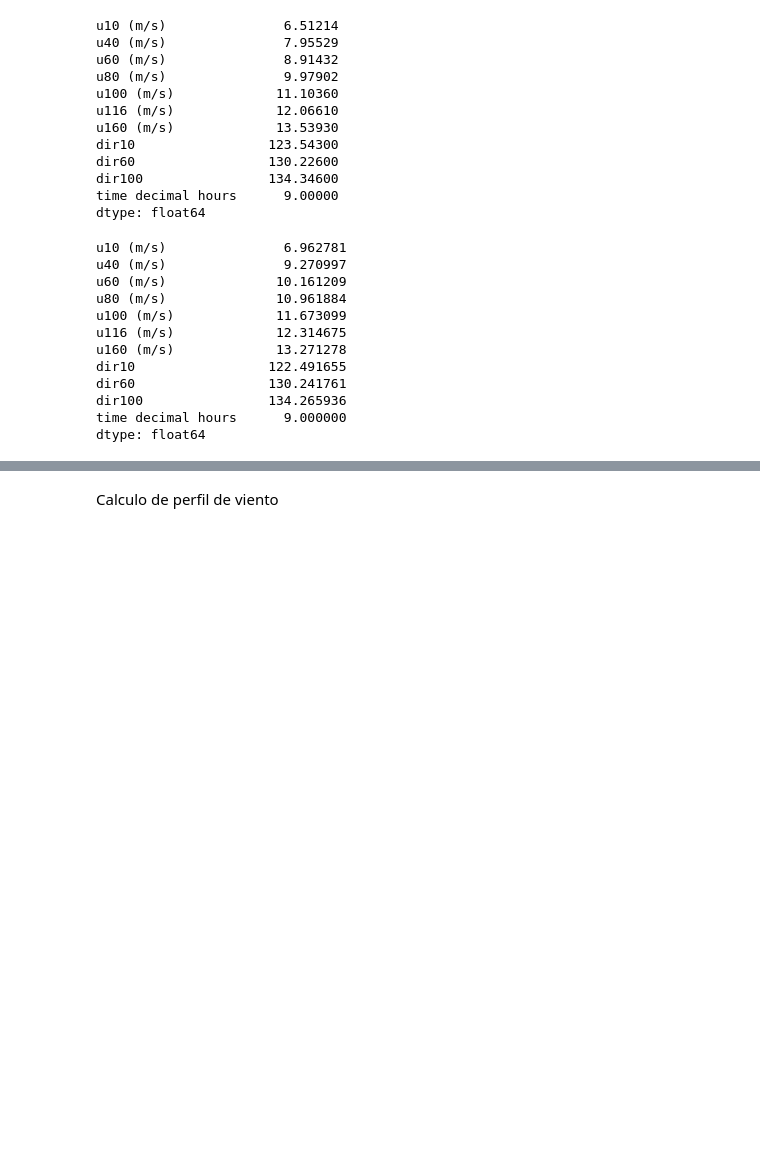
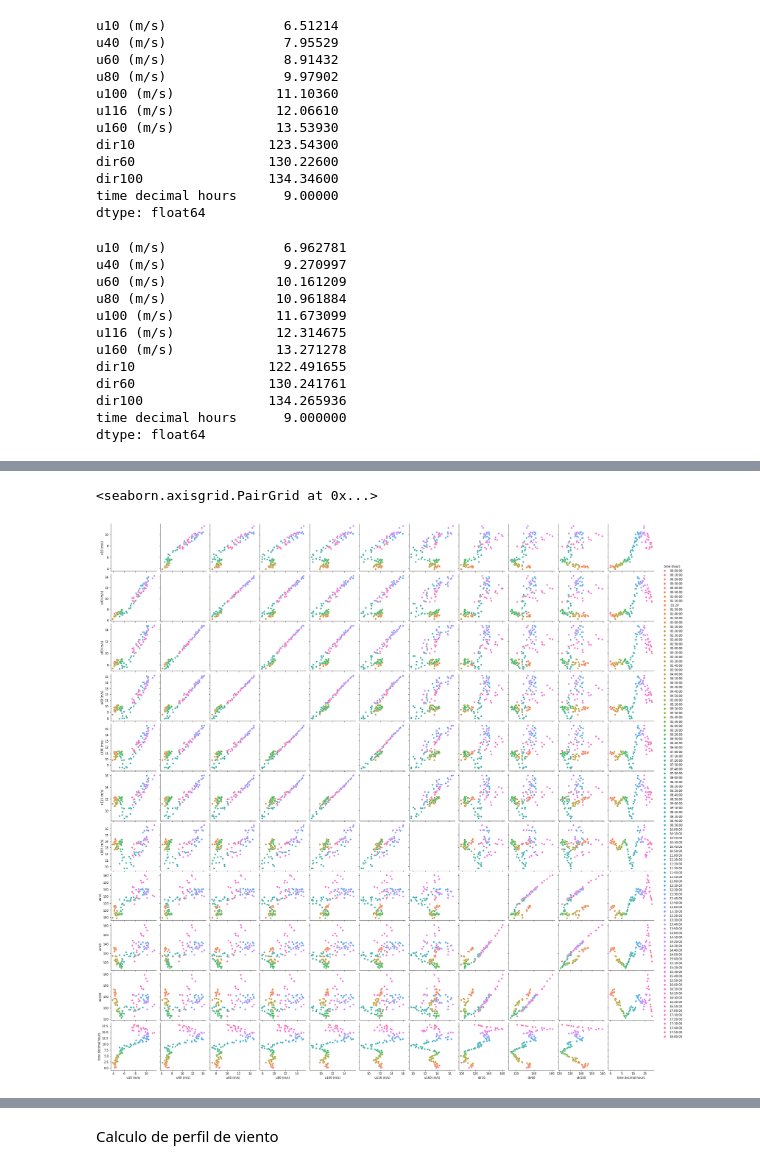
Before and after one commit to mteoraso/ML_Practice, a Jupyter notebook: Untitled50.ipynb, the cells around one changed output, grey strips where cells are left out. Saved outputs shown, nothing was run; the diff lists cells and outputs as text; code cells hidden in the pictures; blank space fills up the shorter version.

```diff
--- a/Untitled50.ipynb
+++ b/Untitled50.ipynb
@@ -88,0 +92,5 @@ dtype: float64
+# %%
+sns.pairplot(df, hue="time (hour)")
+# %% [output]
+<seaborn.axisgrid.PairGrid at 0x...>
+[figure, added]
```
Also changed, not shown: parts of 8 cells of this notebook.
